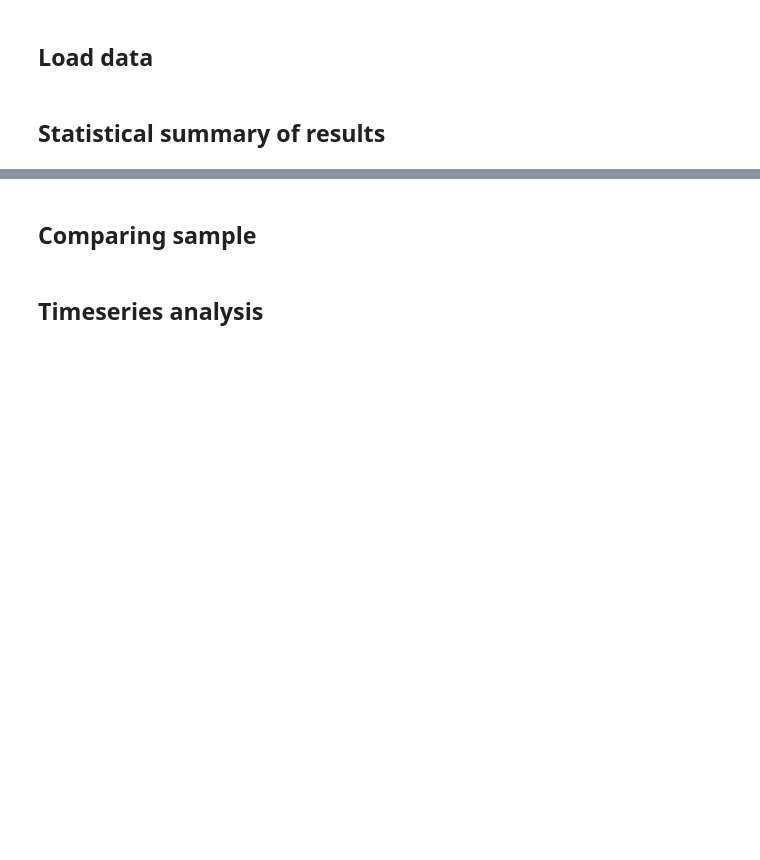
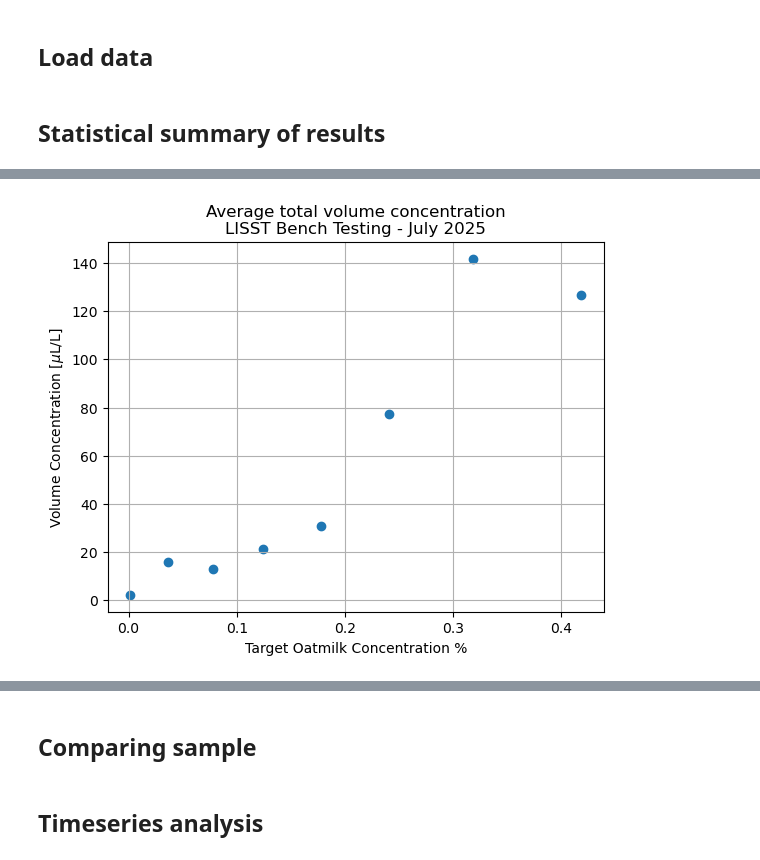
Before and after one commit to cooleyky/prtsz_deep_dive, a Jupyter notebook: 04-analyze-oatmilk-transmission.ipynb, the cells around one changed output, grey strips where cells are left out. Saved outputs shown, nothing was run; the diff lists cells and outputs as text; code cells hidden in the pictures; blank space fills up the shorter version.

```diff
--- a/04-analyze-oatmilk-transmission.ipynb
+++ b/04-analyze-oatmilk-transmission.ipynb
@@ -77,0 +109,10 @@ array(126.61629525)]
+# %%
+# Plot avg total volume concentration
+fig1, ax1 = plt.subplots()
+ax1.scatter(oatmilk_percent, total_volume_avg)
+ax1.set_xlabel("Target Oatmilk Concentration %")
+ax1.set_ylabel("Volume Concentration [$\mu$L/L]")
+plt.title("Average total volume concentration\nLISST Bench Testing - July 2025")
+ax1.grid()
+# %% [output]
+[figure, added]
```
Also changed, not shown: parts of 15 cells of this notebook, 1 other file.
